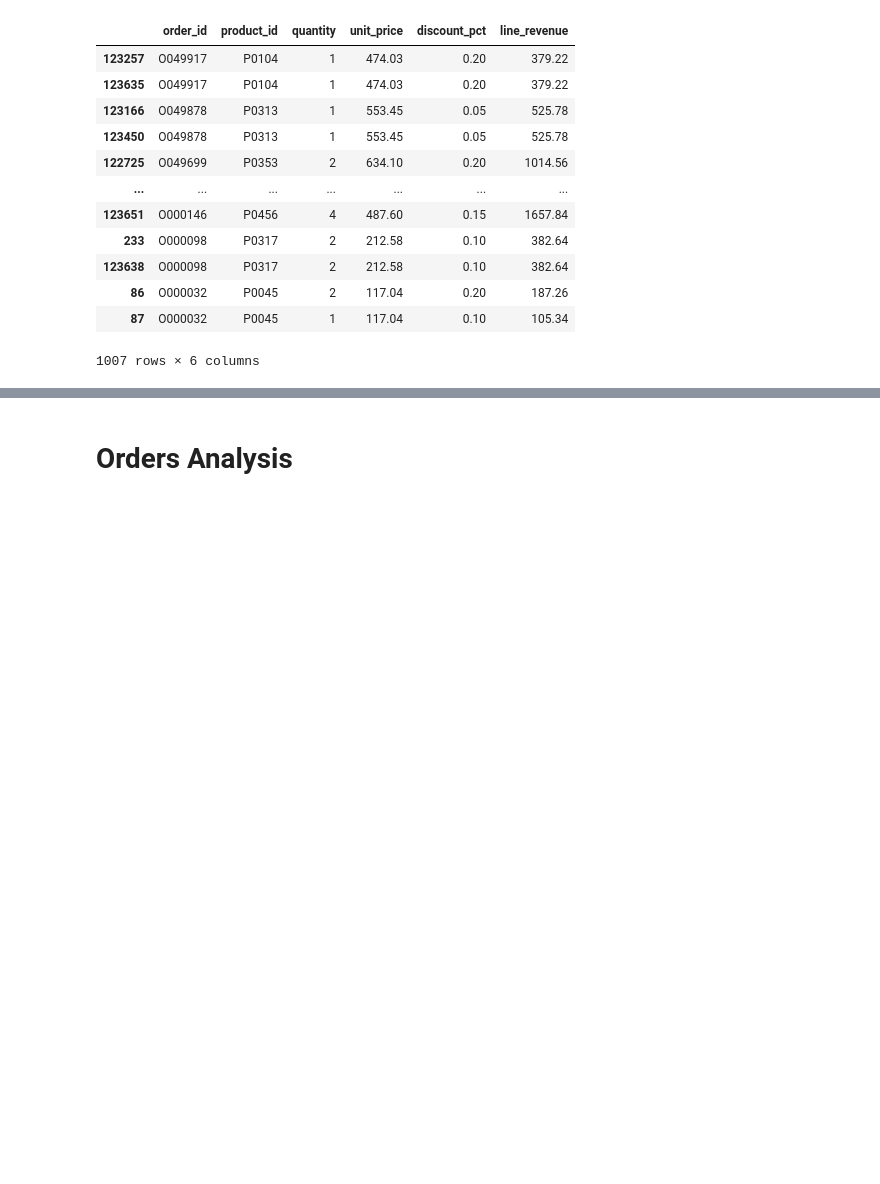
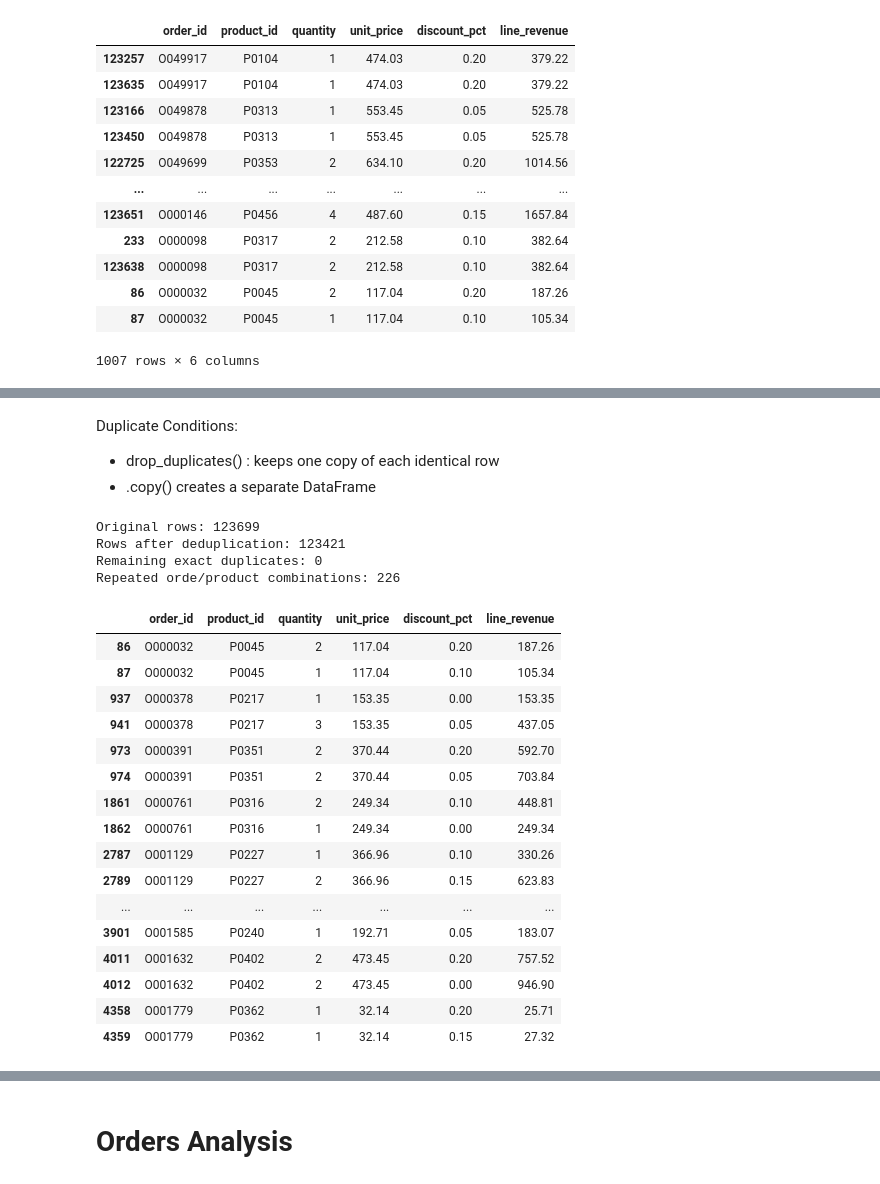
Before and after one commit to Nussev/retail-analytics-portfolio, a Jupyter notebook: notebooks/01_data_exploration.ipynb, the cells around one changed output, grey strips where cells are left out. Cells and saved outputs as stored; diff of their text form; code cells hidden in the pictures; blank space fills up the shorter version.

Commit message:
Document data quality findings and initial cleaning

```diff
--- a/notebooks/01_data_exploration.ipynb
+++ b/notebooks/01_data_exploration.ipynb
@@ -235,0 +277,4 @@ final_list.sort_values(["order_id", "product_id"], ascending=False)
+# %% [markdown]
+Duplicate Conditions:
+- drop_duplicates() : keeps one copy of each identical row
+- .copy() creates a separate DataFrame
@@ -235,0 +284,37 @@ final_list.sort_values(["order_id", "product_id"], ascending=False)
+# %%
+print("Original rows:", len(order_items))
+print("Rows after deduplication:", len(order_items_deduped))
+print("Remaining exact duplicates:", order_items_deduped.duplicated().sum())
+print("Repeated order/product combinations:", order_items_deduped.duplicated(subset=["order_id", "product_id"]).sum())
+# %% [output]
+Original rows: 123699
+Rows after deduplication: 123421
+Remaining exact duplicates: 0
+Repeated orde/product combinations: 226
+# %%
+remaining_dupes = order_items_deduped[
+    order_items_deduped.duplicated(
+        subset=["order_id", "product_id"],
+        keep=False
+    )
+].sort_values(["order_id", "product_id"])
+
+remaining_dupes.head(20)
+# %% [output]
+|  | order_id | product_id | quantity | unit_price | discount_pct | line_revenue |
+| 86 | O000032 | P0045 | 2 | 117.04 | 0.20 | 187.26 |
+| 87 | O000032 | P0045 | 1 | 117.04 | 0.10 | 105.34 |
+| 937 | O000378 | P0217 | 1 | 153.35 | 0.00 | 153.35 |
+| 941 | O000378 | P0217 | 3 | 153.35 | 0.05 | 437.05 |
+| 973 | O000391 | P0351 | 2 | 370.44 | 0.20 | 592.70 |
+| 974 | O000391 | P0351 | 2 | 370.44 | 0.05 | 703.84 |
+| 1861 | O000761 | P0316 | 2 | 249.34 | 0.10 | 448.81 |
+| 1862 | O000761 | P0316 | 1 | 249.34 | 0.00 | 249.34 |
+| 2787 | O001129 | P0227 | 1 | 366.96 | 0.10 | 330.26 |
+| 2789 | O001129 | P0227 | 2 | 366.96 | 0.15 | 623.83 |
+| ... | ... | ... | ... | ... | ... | ... |
+| 3901 | O001585 | P0240 | 1 | 192.71 | 0.05 | 183.07 |
+| 4011 | O001632 | P0402 | 2 | 473.45 | 0.20 | 757.52 |
+| 4012 | O001632 | P0402 | 2 | 473.45 | 0.00 | 946.90 |
+| 4358 | O001779 | P0362 | 1 | 32.14 | 0.20 | 25.71 |
+| 4359 | O001779 | P0362 | 1 | 32.14 | 0.15 | 27.32 |
```
Also changed, not shown: parts of 14 cells of this notebook, 1 other file.
